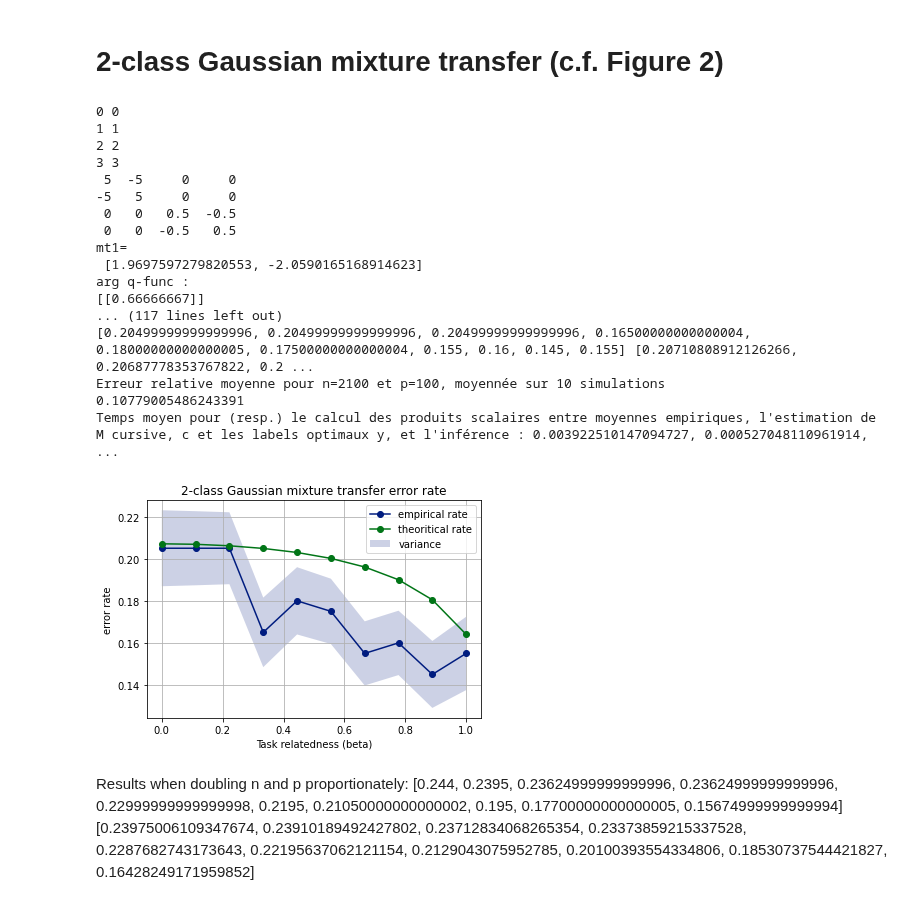
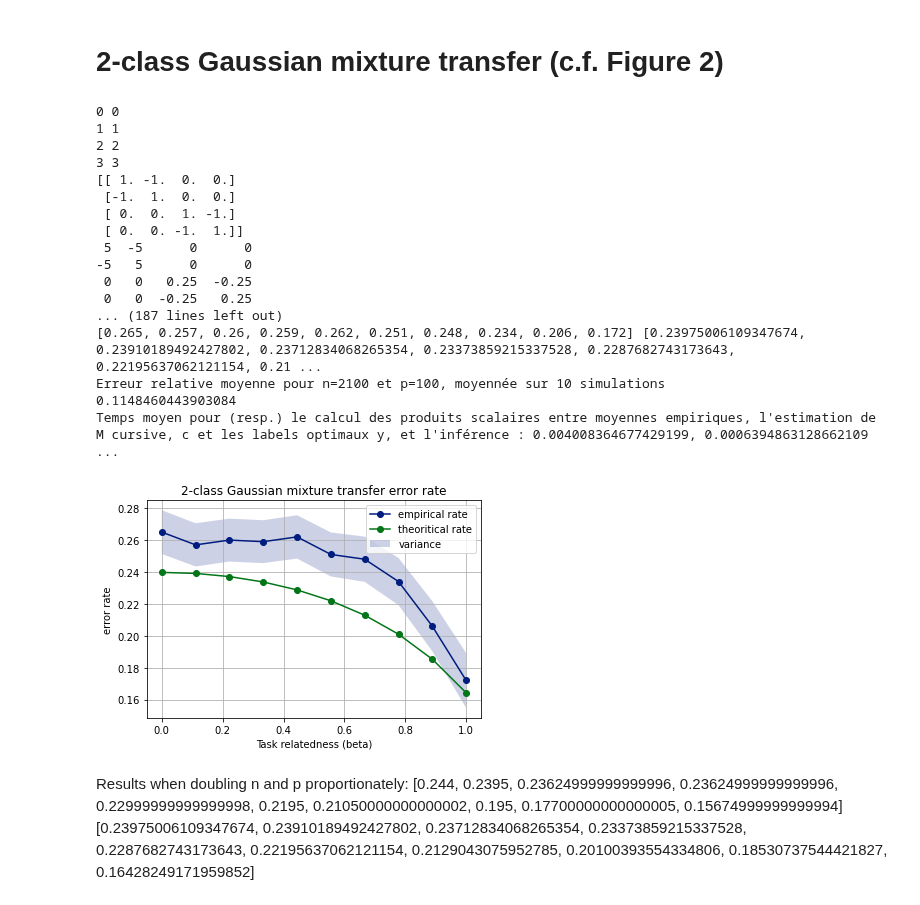
Before and after one commit to Sami-fak/DistributedMTLSPCA, a Jupyter notebook: binary-based_MTL.ipynb, the cells around one changed output. Saved outputs shown, nothing was run; the diff lists cells and outputs as text; code cells hidden in the pictures.

Commit message:
Métrique de test pour distribué non distibué ? now on to k taches binaire

```diff
--- a/binary-based_MTL.ipynb
+++ b/binary-based_MTL.ipynb
@@ -124,7 +125,7 @@ def empirical_mean(nb_tasks, nb_classes, X, p, n_t, display=False):
     cf. Remark 1
     """
 
-    M = np.empty((4, 4)) # ici 4x4
+    M = np.empty((nb_tasks*nb_classes, nb_tasks*nb_classes)) # ici 4x4
     for i in range(nb_tasks):
         for j in range(nb_classes):
             for k in range(nb_tasks):
@@ -322,10 +323,10 @@ def qfunc(x):
     return 0.5-0.5*sp.erf(x/np.sqrt(2))
 # %%
 def error_rate(nb_tasks, nb_classes, Dc, M_cur, c0):
-    e3 = np.zeros((2*nb_classes, 1))
-    e3[2] = 1
+    e3 = np.zeros((nb_tasks*nb_classes, 1))
+    e3[-2] = 1
     power_dc = power_diagonal_matrix(Dc, -1/2)
-    inv = np.linalg.inv(M_cur+np.identity(2*2))
+    inv = np.linalg.inv(M_cur+np.identity(nb_tasks*nb_classes))
     print("arg q-func : ")
     print(e3.T.dot(M_cur).dot(Dc).dot(np.linalg.inv(Dc.dot(M_cur).dot(Dc)+c0*Dc)).dot(Dc).dot(M_cur).dot(e3))
     return qfunc(np.sqrt(e3.T.dot(M_cur).dot(Dc).dot(np.linalg.inv(Dc.dot(M_cur).dot(Dc)+c0*Dc)).dot(Dc).dot(M_cur).dot(e3)))
@@ -346,7 +347,7 @@ def compute_error_rate(X_test, V, m_t, nb_tasks, nb_classes, n_t, Dc, c0):
     """
     Compute and plot classification error rate on test set
     """
-    print("mt1= \n", m_t[1])
+#     print("mt1= \n", m_t[1])
     emp_rate = []
     error = 0
     ni = 0
@@ -356,7 +357,7 @@ def compute_error_rate(X_test, V, m_t, nb_tasks, nb_classes, n_t, Dc, c0):
         for l in range(nb_classes):
             for i in range(n_t[t][l]):
                 # on prend la transposée pour pouvoir travailler avec les colonnes
-                score = compute_score(V, X_test[t][l].T[i], m_t[1])
+                score = compute_score(V, X_test[t][l].T[i], m_t[-1])
                 if (score == 1 and l == 1):
                     error +=1
                 elif (score == -1 and l == 0):
@@ -395,8 +396,8 @@ p = 100
 m = 2
 t = 2
 beta = np.linspace(0,1,10)
-n_t = [[1000,1000], [100, 100]]
-n_t_test = [[100, 100]]
+n_t = [[1000,1000], [50, 50]]
+n_t_test = [[500, 500]]
 nt = sum(n_t_test[0])
 # la liste temps comprendra le temps pour le training, le calcul de M et y et le temps d'inférence
 emp_rate, th_rate, var, relative_error_rate = [], [], [], []
@@ -404,13 +405,14 @@ emp_rate, th_rate, var, relative_error_rate = [], [], [], []
 temps_MM = []
 temps_estim = []
 temps_inference = []
+random_state = 100
 
 for b in beta:
     # on crée les données synthétiques
-    M = mean_matrix(b, p, 100)
+    M = mean_matrix(b, p, random_state)
 #       print(M)
-    X = gaussian_synthetic_data(n, p, m, t, n_t, M, 100)
-    X_test = gaussian_synthetic_data(nt, p, m, 1, n_t_test, [M[1]], 100)
+    X = gaussian_synthetic_data(n, p, m, t, n_t, M, random_state)
+    X_test = gaussian_synthetic_data(nt, p, m, 1, n_t_test, [M[1]], random_state)
 
 #     X = normalisation_old(X, t, m)
 #     Malik's normalization (dividing by sqrt(p))
@@ -437,11 +439,12 @@ for b in beta:
 
     M_true = true_mean(M, p, t, m)
     MM_true = M_true.T@M_true
+    print(MM_true)
     correlation_matrix_true = compute_M_cal(n, p, Dc, MM_true, display=False)
     matprint(correlation_matrix_true)
     y_true = label_evaluation(t,m,Dc,MM_true, c0)
-#     print("y = ")
-#     matprint(y)
+    print("y = ")
+    matprint(y)
     X = normalisation(X, p)
     X_test = normalisation(X_test, p)
     X_train_aggregated = aggregate_array(X, p, n, t, m)
@@ -467,46 +470,46 @@ for b in beta:
     erreur_theorique = error_rate(t, m,  Dc, MM_true, c0)[0][0]
     emp_rate.append(erreur_empirique)
     th_rate.append(erreur_theorique)
     relative_error_rate.append(abs(erreur_empirique - erreur_theorique)/erreur_theorique)
 
     print(emp_rate, th_rate)
 
 erreur_relative_moy = np.mean(relative_error_rate)
 print(f"Erreur relative moyenne pour n={n} et p={p}, moyennée sur 10 simulations")
 print(erreur_relative_moy)
 
 print(f"Temps moyen pour (resp.) le calcul des produits scalaires entre moyennes empiriques, l'estimation de M cursive, c et les labels optimaux y, et l'inférence : {np.mean(temps_MM)}, {np.mean(temps_estim)}, {np.mean(temps_inference)}")
 
 lower = np.array(emp_rate) - np.array(var)
 upper = np.array(emp_rate) + np.array(var)
 plt.plot(beta, emp_rate, '-o', label='empirical rate')
 plt.plot(beta, th_rate, '-o', label='theoritical rate')
 plt.fill_between(beta, lower, upper, alpha=0.2, label="variance")
 plt.legend()
 plt.title("2-class Gaussian mixture transfer error rate")
 plt.xlabel("Task relatedness (beta)")
 plt.ylabel("error rate")
 plt.grid()
 plt.show()
 # %% [output]
 0 0
 1 1
 2 2
 3 3
- 5  -5     0     0
--5   5     0     0
- 0   0   0.5  -0.5
- 0   0  -0.5   0.5
-mt1=
- [1.9697597279820553, -2.0590165168914623]
-arg q-func :
-[[0.66666667]]
-... (117 lines left out)
-[0.20499999999999996, 0.20499999999999996, 0.20499999999999996, 0.16500000000000004, 0.18000000000000005, 0.17500000000000004, 0.155, 0.16, 0.145, 0.155] [0.20710808912126266, 0.20687778353767822, 0.2 ...
+[[ 1. -1.  0.  0.]
+ [-1.  1.  0.  0.]
+ [ 0.  0.  1. -1.]
+ [ 0.  0. -1.  1.]]
+ 5  -5      0      0
+-5   5      0      0
+ 0   0   0.25  -0.25
+ 0   0  -0.25   0.25
+... (187 lines left out)
+[0.265, 0.257, 0.26, 0.259, 0.262, 0.251, 0.248, 0.234, 0.206, 0.172] [0.23975006109347674, 0.23910189492427802, 0.23712834068265354, 0.23373859215337528, 0.2287682743173643, 0.22195637062121154, 0.21 ...
 Erreur relative moyenne pour n=2100 et p=100, moyennée sur 10 simulations
-0.10779005486243391
-Temps moyen pour (resp.) le calcul des produits scalaires entre moyennes empiriques, l'estimation de M cursive, c et les labels optimaux y, et l'inférence : 0.003922510147094727, 0.000527048110961914, ...
+0.1148460443903084
+Temps moyen pour (resp.) le calcul des produits scalaires entre moyennes empiriques, l'estimation de M cursive, c et les labels optimaux y, et l'inférence : 0.004008364677429199, 0.0006394863128662109 ...
-[figure, old version]
+[figure, new version]
 # %% [markdown]
 Results when doubling n and p proportionately:
 [0.244, 0.2395, 0.23624999999999996, 0.23624999999999996, 0.22999999999999998, 0.2195, 0.21050000000000002, 0.195, 0.17700000000000005, 0.15674999999999994]
```
Also changed, not shown: parts of 12 cells of this notebook, 12 other files.
